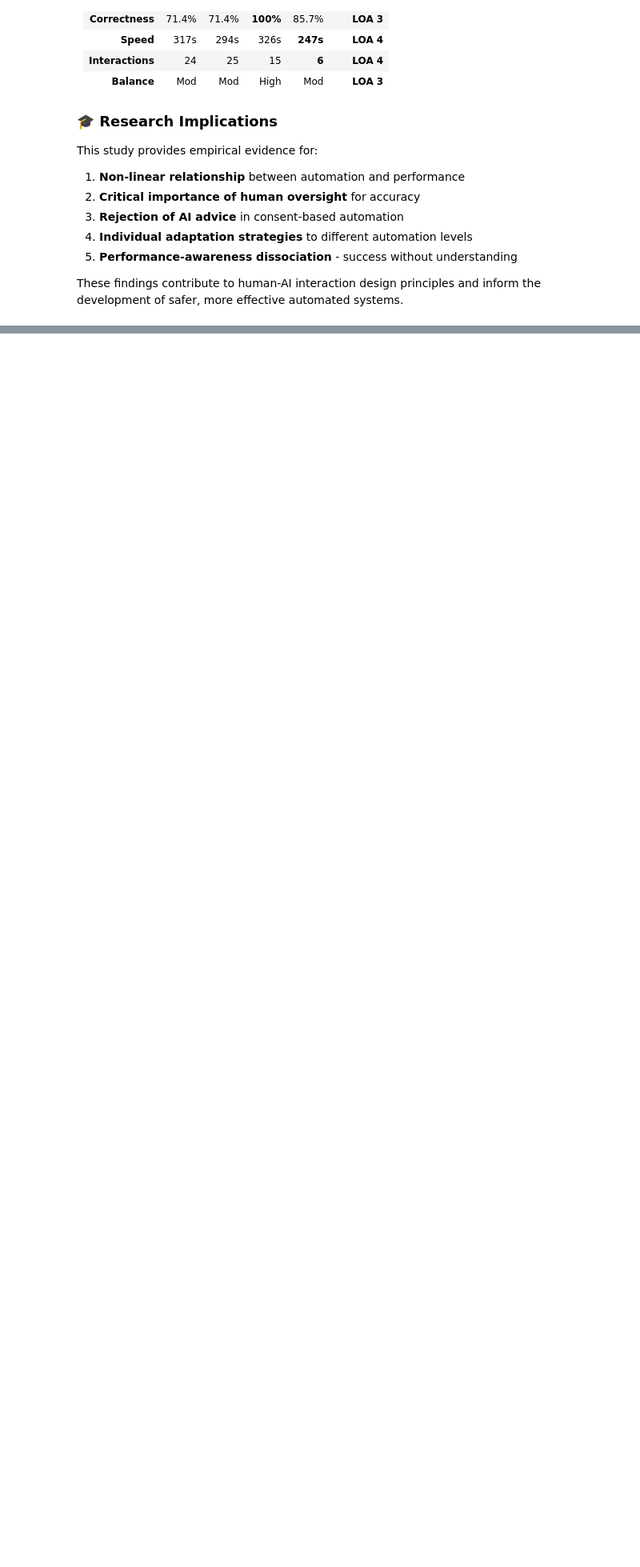
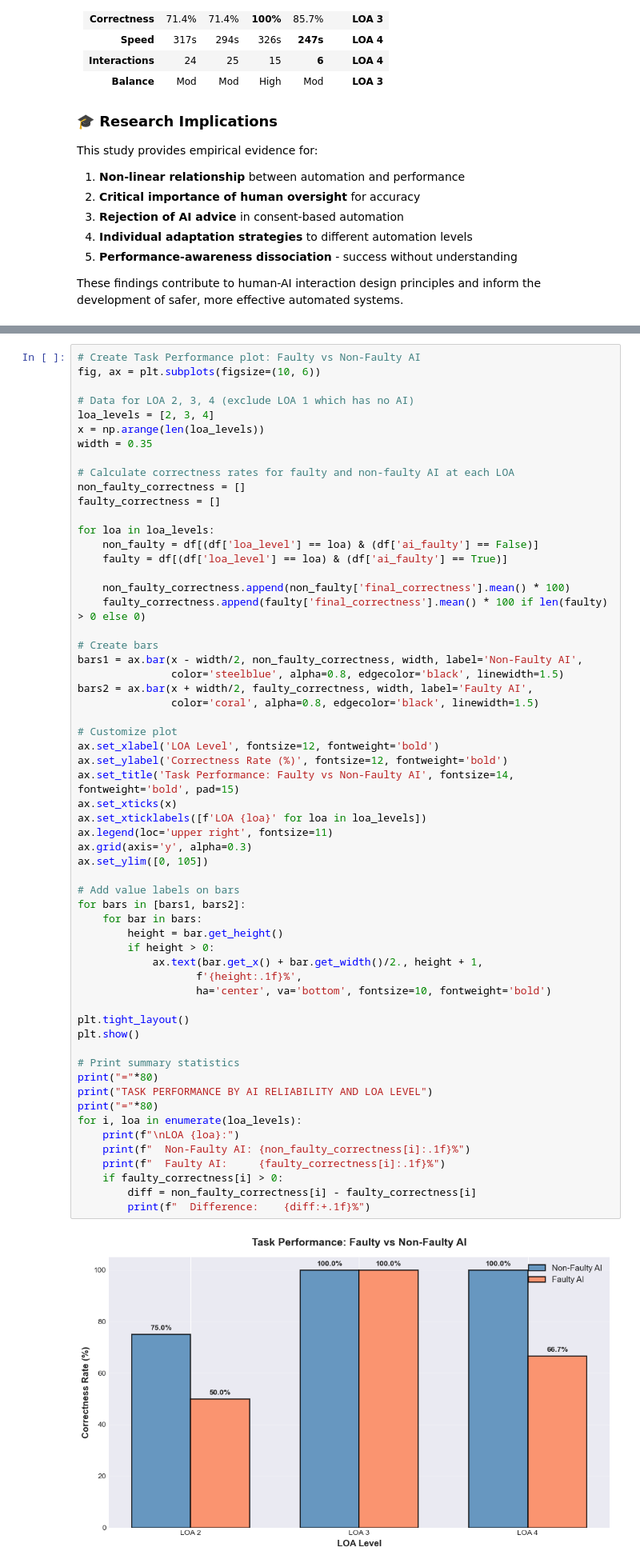
Before and after one commit to jiya-agrawal/HTI-Project, a Jupyter notebook: HTI_Analysis.ipynb, the cells around one changed output, grey strips where cells are left out. Shown: that part at 80% size. Saved outputs shown, nothing was run; the diff lists cells and outputs as text; blank space fills up the shorter version.

```diff
--- a/HTI_Analysis.ipynb
+++ b/HTI_Analysis.ipynb
@@ -1287,0 +1439,61 @@ These findings contribute to human-AI interaction design principles and inform t
+# %%
+# Create Task Performance plot: Faulty vs Non-Faulty AI
+fig, ax = plt.subplots(figsize=(10, 6))
+
+# Data for LOA 2, 3, 4 (exclude LOA 1 which has no AI)
+loa_levels = [2, 3, 4]
+x = np.arange(len(loa_levels))
+width = 0.35
+
+# Calculate correctness rates for faulty and non-faulty AI at each LOA
+non_faulty_correctness = []
+faulty_correctness = []
+
+for loa in loa_levels:
+    non_faulty = df[(df['loa_level'] == loa) & (df['ai_faulty'] == False)]
+    faulty = df[(df['loa_level'] == loa) & (df['ai_faulty'] == True)]
+
+    non_faulty_correctness.append(non_faulty['final_correctness'].mean() * 100)
+    faulty_correctness.append(faulty['final_correctness'].mean() * 100 if len(faulty) > 0 else 0)
+
+# Create bars
+bars1 = ax.bar(x - width/2, non_faulty_correctness, width, label='Non-Faulty AI',
+               color='steelblue', alpha=0.8, edgecolor='black', linewidth=1.5)
+bars2 = ax.bar(x + width/2, faulty_correctness, width, label='Faulty AI',
+               color='coral', alpha=0.8, edgecolor='black', linewidth=1.5)
+
+# Customize plot
+ax.set_xlabel('LOA Level', fontsize=12, fontweight='bold')
+ax.set_ylabel('Correctness Rate (%)', fontsize=12, fontweight='bold')
+ax.set_title('Task Performance: Faulty vs Non-Faulty AI', fontsize=14, fontweight='bold', pad=15)
+ax.set_xticks(x)
+ax.set_xticklabels([f'LOA {loa}' for loa in loa_levels])
+ax.legend(loc='upper right', fontsize=11)
+ax.grid(axis='y', alpha=0.3)
+ax.set_ylim([0, 105])
+
+# Add value labels on bars
+for bars in [bars1, bars2]:
+    for bar in bars:
+        height = bar.get_height()
+        if height > 0:
+            ax.text(bar.get_x() + bar.get_width()/2., height + 1,
+                   f'{height:.1f}%',
+                   ha='center', va='bottom', fontsize=10, fontweight='bold')
+
+plt.tight_layout()
+plt.show()
+
+# Print summary statistics
+print("="*80)
+print("TASK PERFORMANCE BY AI RELIABILITY AND LOA LEVEL")
+print("="*80)
+for i, loa in enumerate(loa_levels):
+    print(f"\nLOA {loa}:")
+    print(f"  Non-Faulty AI: {non_faulty_correctness[i]:.1f}%")
+    print(f"  Faulty AI:     {faulty_correctness[i]:.1f}%")
+    if faulty_correctness[i] > 0:
+        diff = non_faulty_correctness[i] - faulty_correctness[i]
+        print(f"  Difference:    {diff:+.1f}%")
+# %% [output]
+[figure, added]
```
Also changed, not shown: parts of 15 cells of this notebook.
